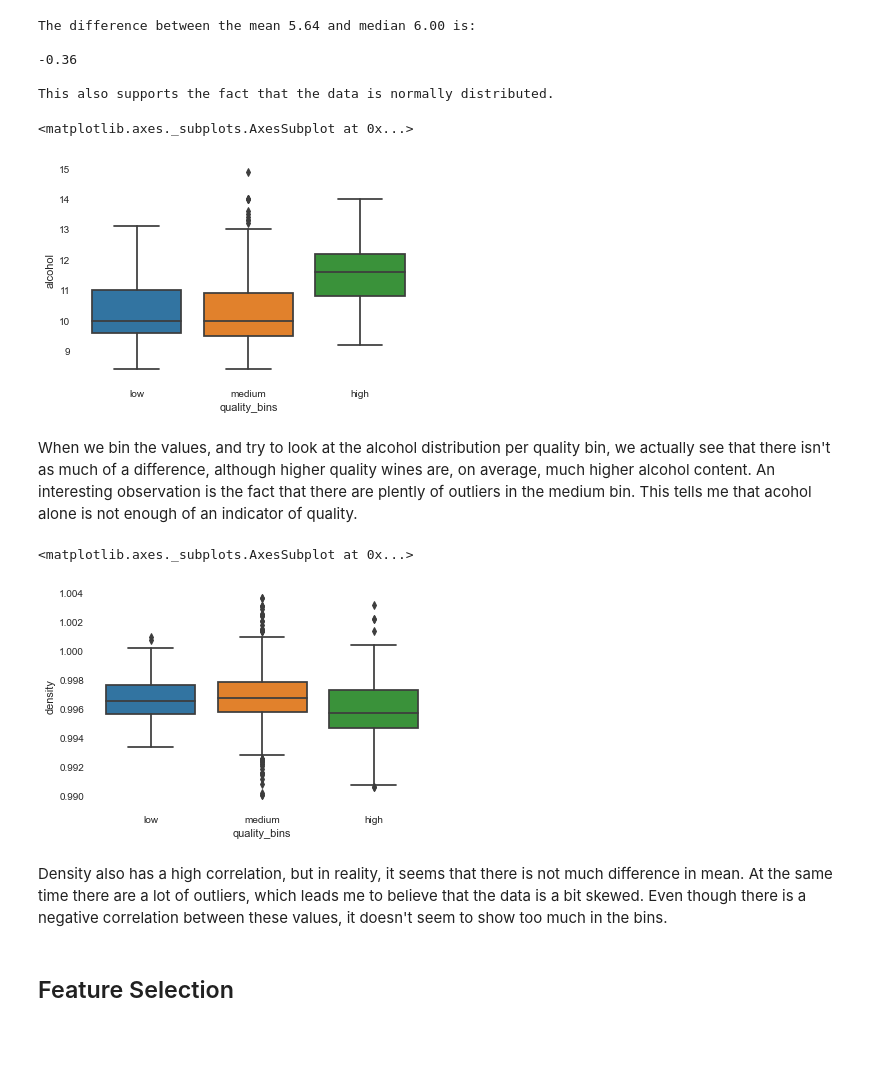
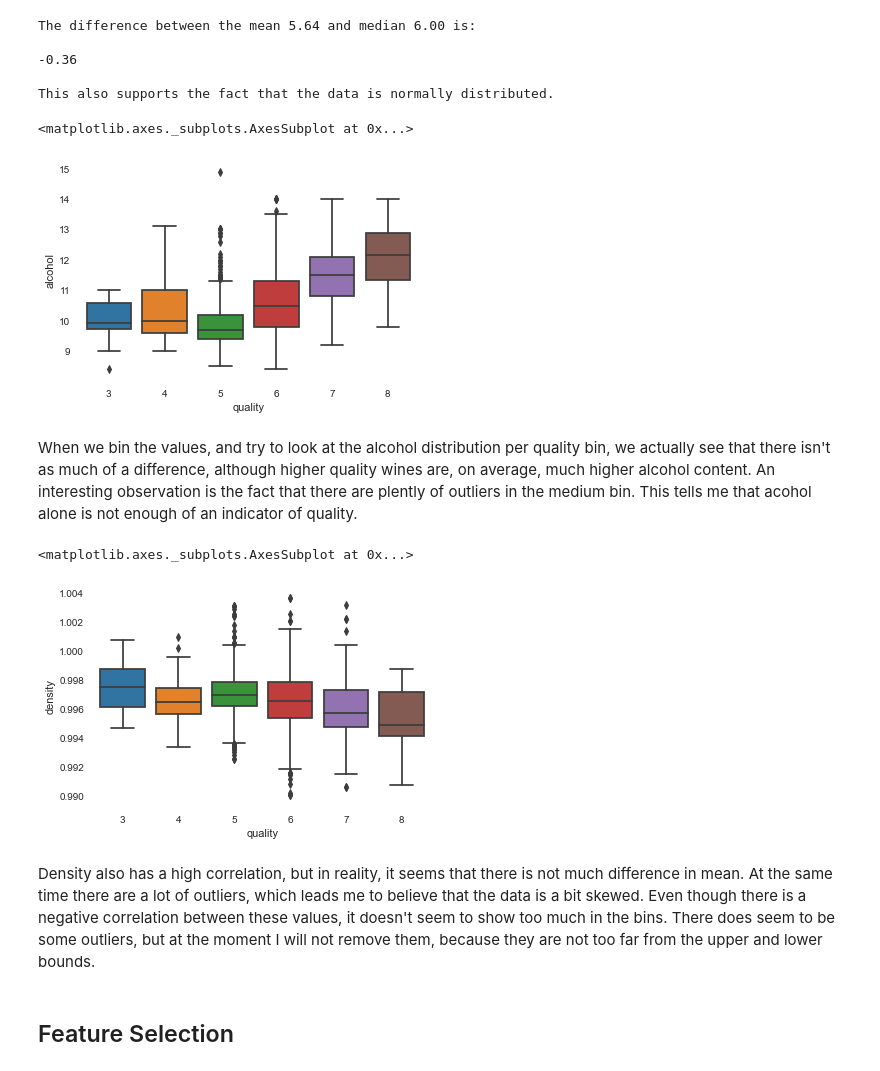
Before and after one commit to guedanie/wine-quality-project, a Jupyter notebook: wine_quality_practice.ipynb, the cells around one changed output. Drawn from its saved outputs; the diff is of its cells as text; code cells hidden in the pictures; blank space fills up the shorter version.

```diff
--- a/wine_quality_practice.ipynb
+++ b/wine_quality_practice.ipynb
@@ -86,8 +86,6 @@ dtypes: float64(11), int64(1)
 memory usage: 150.0 KB
 # %% [markdown]
 Lucky, it seems there are no null values. Since the data comes from Kaggle, I will trust that it is clean data for now.
-# %%
-wines["quality_bins"] = pd.cut(wines.quality, 3, labels=["low", "medium", "high"])
 # %% [markdown]
 We find that the data can use a little bit of feature engineering, as there is a relationship between `pH` and `fre.sulfur.dioxide`. If there is not enough $SO_2$ in wine then quality will deteriorate and higher `pH` require more `free.sulfur.dioxide`.
 # %%
@@ -179,19 +177,19 @@ The difference between the mean 5.64 and median 6.00 is:
 
 This also supports the fact that the data is normally distributed.
 # %%
-sns.boxplot(x="quality_bins", y="alcohol", data=wines)
+sns.boxplot(x="quality", y="alcohol", data=wines)
 # %% [output]
 <matplotlib.axes._subplots.AxesSubplot at 0x...>
-[figure, old version]
+[figure, new version]
 # %% [markdown]
 When we bin the values, and try to look at the alcohol distribution per quality bin, we actually see that there isn't as much of a difference, although higher quality wines are, on average, much higher alcohol content. An interesting observation is the fact that there are plently of outliers in the medium bin. This tells me that acohol alone is not enough of an indicator of quality.
 # %%
-sns.boxplot(x= "quality_bins", y = "density", data = wines)
+sns.boxplot(x= "quality", y = "density", data = wines)
 # %% [output]
 <matplotlib.axes._subplots.AxesSubplot at 0x...>
-[figure, old version]
+[figure, new version]
 # %% [markdown]
-Density also has a high correlation, but in reality, it seems that there is not much difference in mean. At the same time there are a lot of outliers, which leads me to believe that the data is a bit skewed. Even though there is a negative correlation between these values, it doesn't seem to show too much in the bins.
+Density also has a high correlation, but in reality, it seems that there is not much difference in mean. At the same time there are a lot of outliers, which leads me to believe that the data is a bit skewed. Even though there is a negative correlation between these values, it doesn't seem to show too much in the bins. There does seem to be some outliers, but at the moment I will not remove them, because they are not too far from the upper and lower bounds.
 # %%
 scaler, train_scaled, test_scaled = split_scale.min_max_scaler(X_train, X_test)
 # %% [markdown]
```
Also changed, not shown: parts of 41 cells of this notebook.
